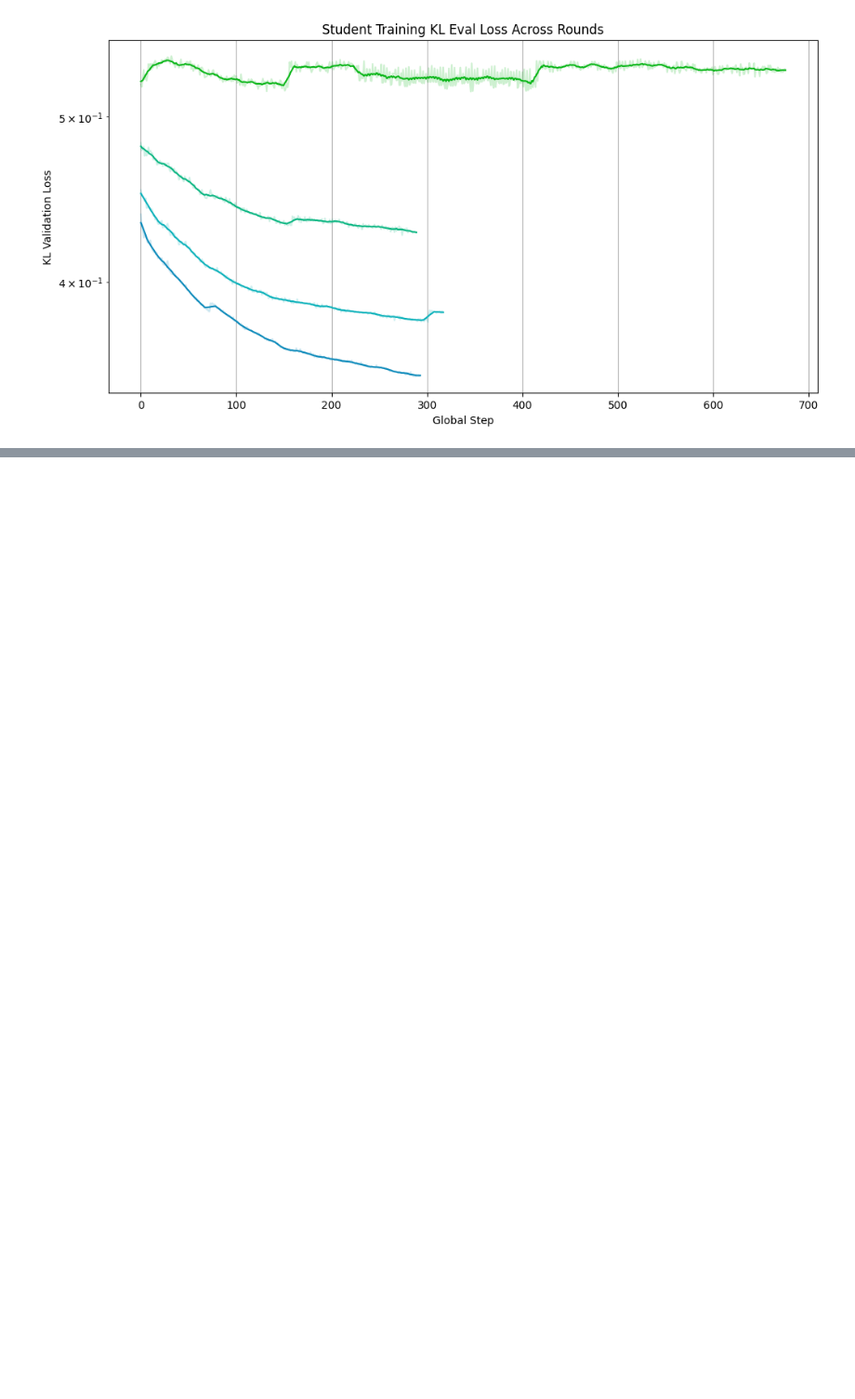
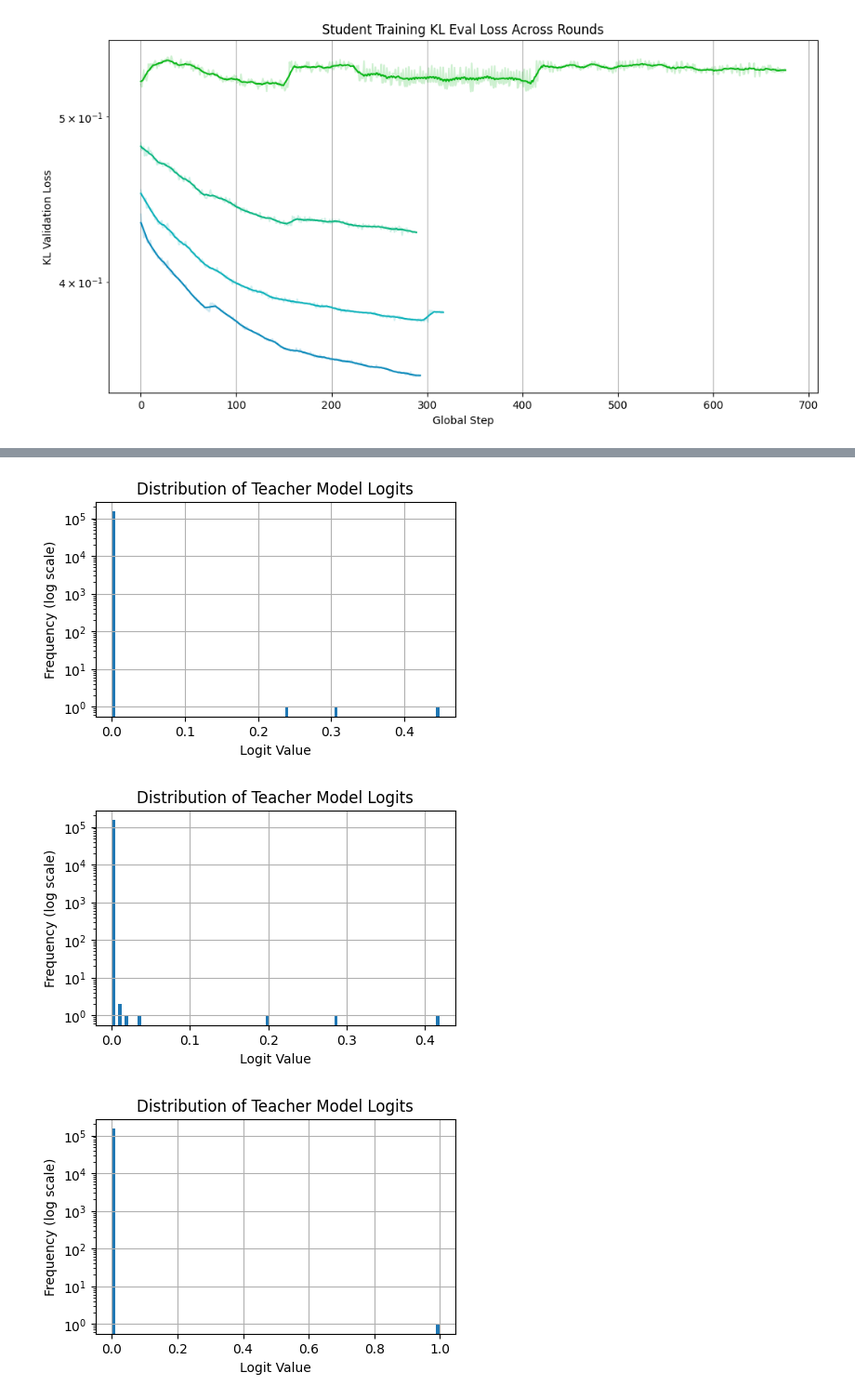
Before and after one commit to r-three/SLMensembles, a Jupyter notebook: SLM_ensembles.ipynb, the cells around one changed output, grey strips where cells are left out. Shown at 93% size. Drawn from its saved outputs; the diff is of its cells as text; code cells hidden in the pictures; blank space fills up the shorter version.

Commit message:
teacher topk logit sampling code

```diff
--- a/SLM_ensembles.ipynb
+++ b/SLM_ensembles.ipynb
@@ -331,0 +339,16 @@ else:
+# %%
+# print(logits["train"][0])
+# print(len(logits["train"][0]))
+
+# Create a tensor filled with -inf
+masked_x = torch.full((1024, 152064), float('-inf'))
+
+# Create row indices to match the shape of `indices`
+row_indices = torch.arange(1024).unsqueeze(-1)
+
+values, indices = x["train"][0]
+
+# Use advanced indexing to assign the top-k values
+masked_x[row_indices, indices] = values.float()
+
+print(masked_x) # [1024, 151000]
@@ -331,0 +363,7 @@ else:
+# %%
+# Create a new tensor with all values -inf
+masked_x = torch.full_like(current_logit, float('-inf'))
+
+# Set top-k indices to their original values
+masked_x[indices] = current_logit[indices]
+print(masked_x)
@@ -332,10 +379,14 @@ else:
 # %%
-logits = np.load(os.path.join(config.logit_cache_path, "teacher_logits.npy"))
-
-plt.figure(figsize=(10, 6))
-plt.hist(logits, bins=100, log=True, color='lightgreen')
-plt.title("Distribution of Teacher Model Logits")
-plt.xlabel("Logit Value")
-plt.ylabel("Frequency (log scale)")
-plt.grid(True)
-plt.show()
+for i in range(60, 70):
+    logits_arr = F.softmax(masked_x[i].float(), dim=-1).numpy()
+    plt.figure(figsize=(5, 3))
+    plt.hist(logits_arr, bins=100, log=True)
+    plt.title("Distribution of Teacher Model Logits")
+    plt.xlabel("Logit Value")
+    plt.ylabel("Frequency (log scale)")
+    plt.grid(True)
+    plt.show()
+# %% [output]
+[figure, added]
+[figure, added]
+[figure, added]
```
Also changed, not shown: parts of 8 cells of this notebook.
